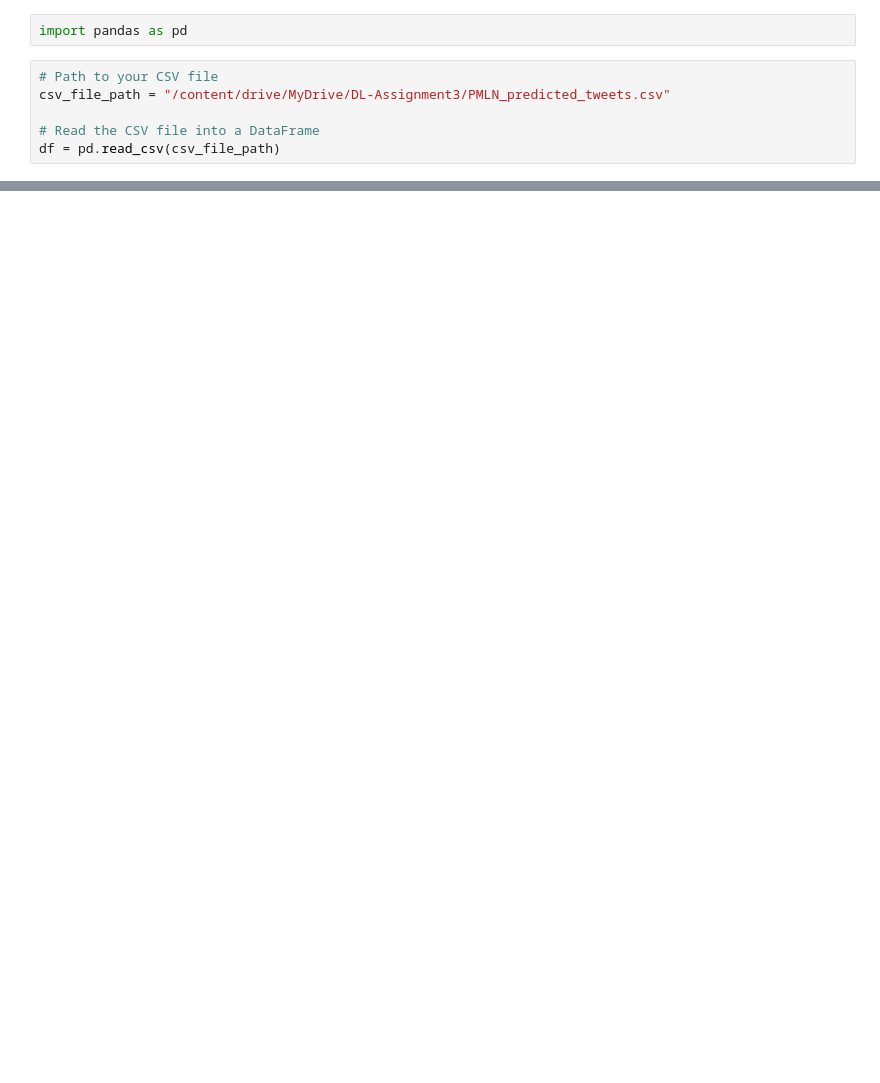
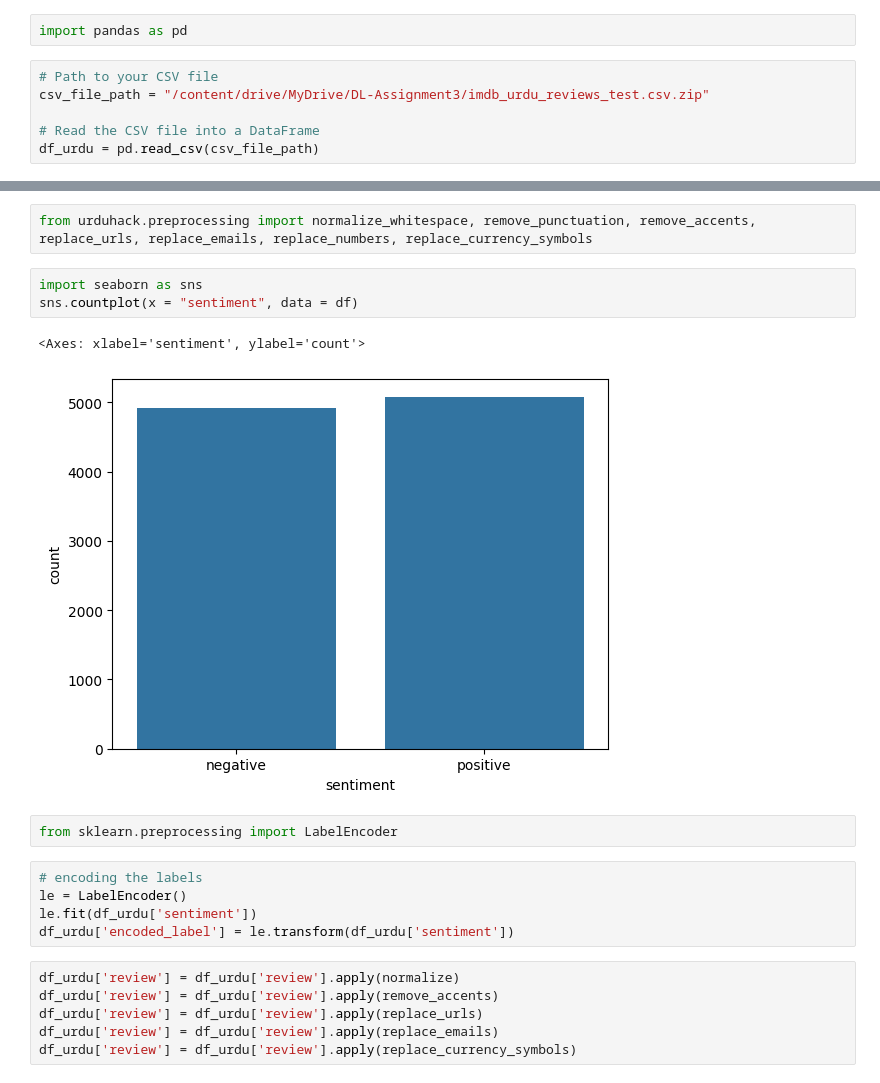
Before and after one commit to Musa-Ali-Kazmi/Urdu-Text-Sentiment-Analysis, a Jupyter notebook: Urdu_Text_Sentiment_Analysis.ipynb, the cells around one changed output, grey strips where cells are left out. Cells and saved outputs as stored; diff of their text form; blank space fills up the shorter version.

```diff
--- a/Urdu_Text_Sentiment_Analysis.ipynb
+++ b/Urdu_Text_Sentiment_Analysis.ipynb
@@ -9,7 +9,7 @@ Archive:  /content/drive/MyDrive/DL-Assignment3/PMLN_predicted_tweets.csv.zip
 import pandas as pd
 # %%
 # Path to your CSV file
-csv_file_path = "/content/drive/MyDrive/DL-Assignment3/PMLN_predicted_tweets.csv"
+csv_file_path = "/content/drive/MyDrive/DL-Assignment3/imdb_urdu_reviews_test.csv.zip"
 
 # Read the CSV file into a DataFrame
-df = pd.read_csv(csv_file_path)
+df_urdu = pd.read_csv(csv_file_path)
@@ -46,0 +31,21 @@ print(df_urdu)
+# %%
+from urduhack.preprocessing import normalize_whitespace, remove_punctuation, remove_accents, replace_urls, replace_emails, replace_numbers, replace_currency_symbols
+# %%
+import seaborn as sns
+sns.countplot(x = "sentiment", data = df)
+# %% [output]
+<Axes: xlabel='sentiment', ylabel='count'>
+[figure, added]
+# %%
+from sklearn.preprocessing import LabelEncoder
+# %%
+# encoding the labels
+le = LabelEncoder()
+le.fit(df_urdu['sentiment'])
+df_urdu['encoded_label'] = le.transform(df_urdu['sentiment'])
+# %%
+df_urdu['review'] = df_urdu['review'].apply(normalize)
+df_urdu['review'] = df_urdu['review'].apply(remove_accents)
+df_urdu['review'] = df_urdu['review'].apply(replace_urls)
+df_urdu['review'] = df_urdu['review'].apply(replace_emails)
+df_urdu['review'] = df_urdu['review'].apply(replace_currency_symbols)
```
Also changed, not shown: parts of 13 cells of this notebook.
